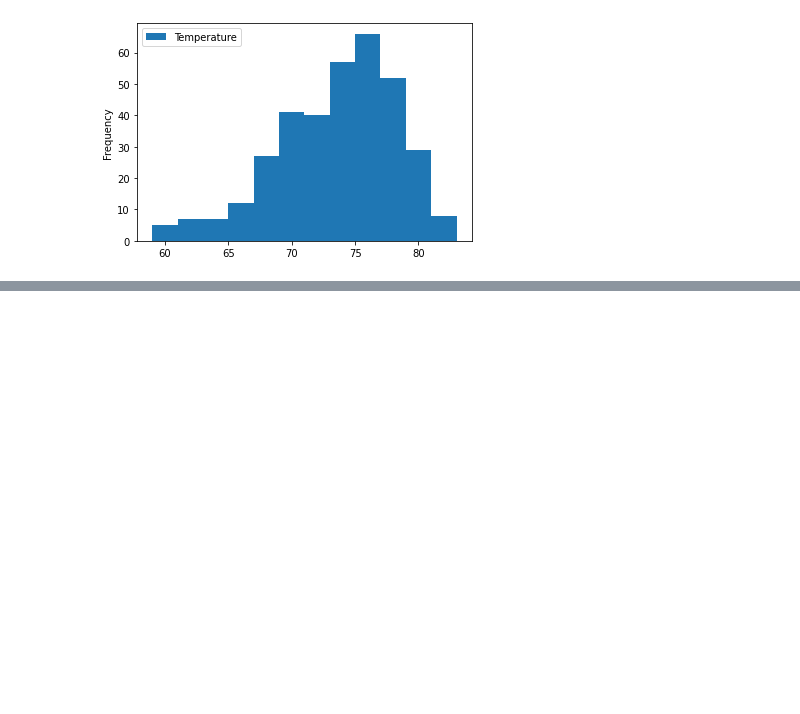
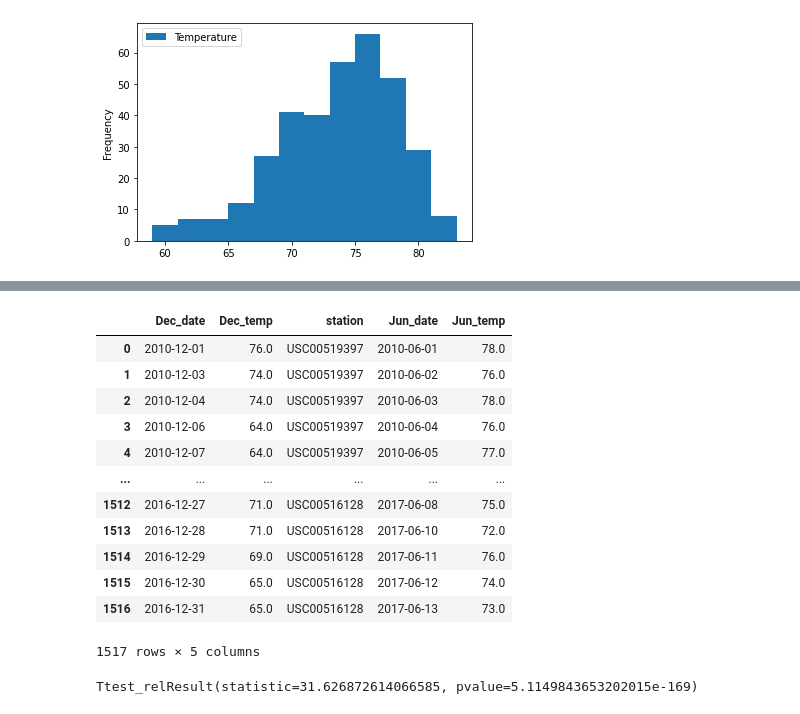
Before and after one commit to bakerv/sqlalchemy-challenge, a Jupyter notebook: main.ipynb, the cells around one changed output, grey strips where cells are left out. Drawn from its saved outputs; the diff is of its cells as text; code cells hidden in the pictures; blank space fills up the shorter version.

Commit message:
paired t-testing for december and june temperatures

```diff
--- a/main.ipynb
+++ b/main.ipynb
@@ -217,0 +204,9 @@ activestation_data.plot.hist(bins = 12)
+# %%
+# Thank you to stackoverflow user piRSquarted for guidance on merging with duplicate keys
+june_temps = pd.read_sql("""
+SELECT date AS Jun_date, tobs AS Jun_temp,station
+FROM measurement
+WHERE strftime("%m",date) = '06'
+""",con =engine)
+june_temps['cc'] = june_temps.groupby('station').cumcount()
+display(june_temps)
@@ -217,0 +227,9 @@ activestation_data.plot.hist(bins = 12)
+# %%
+# Thank you to stackoverflow user piRSquarted for guidance on merging with duplicate keys
+december_temps = pd.read_sql("""
+SELECT date AS Dec_date, tobs AS Dec_temp,station
+FROM measurement
+WHERE strftime("%m",date) = '12';
+""",con =engine)
+december_temps['cc'] = december_temps.groupby('station').cumcount()
+display(december_temps)
@@ -217,0 +250,22 @@ activestation_data.plot.hist(bins = 12)
+# %%
+temps_merge = pd.merge(december_temps,june_temps, on=['station','cc'],how = 'left').drop('cc',1)
+# %%
+display(temps_merge)
+# %% [output]
+|  | Dec_date | Dec_temp | station | Jun_date | Jun_temp |
+| 0 | 2010-12-01 | 76.0 | USC00519397 | 2010-06-01 | 78.0 |
+| 1 | 2010-12-03 | 74.0 | USC00519397 | 2010-06-02 | 76.0 |
+| 2 | 2010-12-04 | 74.0 | USC00519397 | 2010-06-03 | 78.0 |
+| 3 | 2010-12-06 | 64.0 | USC00519397 | 2010-06-04 | 76.0 |
+| 4 | 2010-12-07 | 64.0 | USC00519397 | 2010-06-05 | 77.0 |
+| ... | ... | ... | ... | ... | ... |
+| 1512 | 2016-12-27 | 71.0 | USC00516128 | 2017-06-08 | 75.0 |
+| 1513 | 2016-12-28 | 71.0 | USC00516128 | 2017-06-10 | 72.0 |
+| 1514 | 2016-12-29 | 69.0 | USC00516128 | 2017-06-11 | 76.0 |
+| 1515 | 2016-12-30 | 65.0 | USC00516128 | 2017-06-12 | 74.0 |
+| 1516 | 2016-12-31 | 65.0 | USC00516128 | 2017-06-13 | 73.0 |
+1517 rows × 5 columns
+# %%
+stats.ttest_rel(temps_merge['Jun_temp'],temps_merge['Dec_temp'])
+# %% [output]
+Ttest_relResult(statistic=31.626872614066585, pvalue=5.1149843653202015e-169)
```
Also changed, not shown: parts of 10 cells of this notebook, 1 other file.
